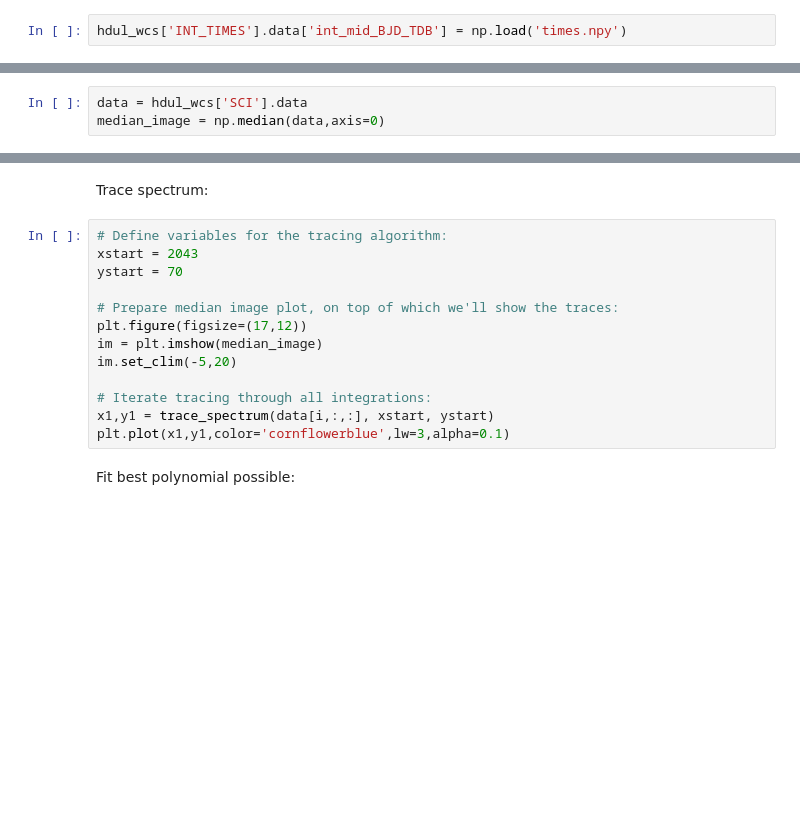
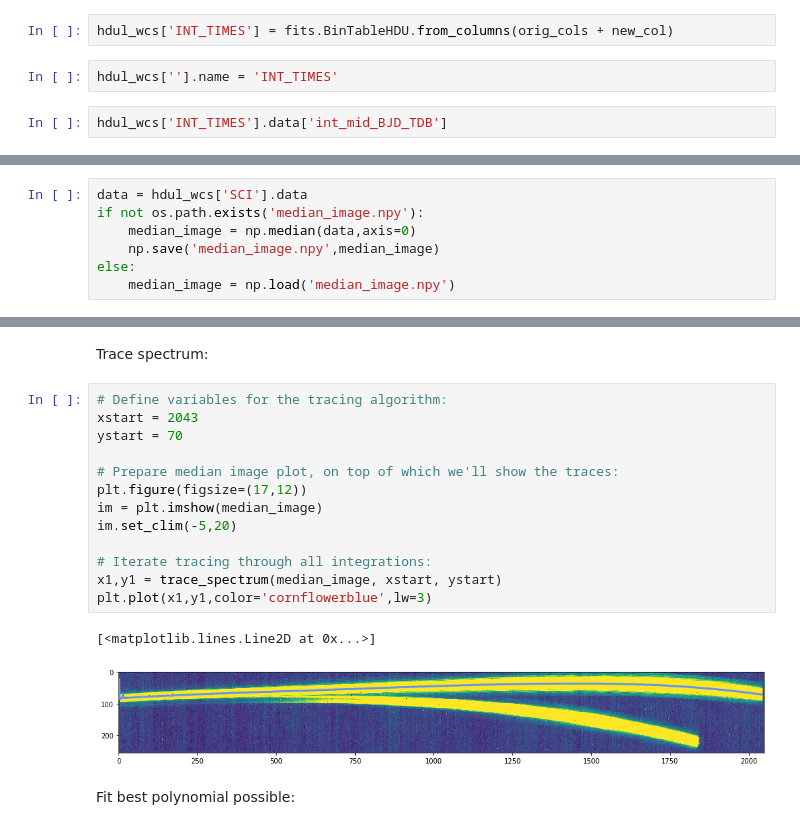
Before and after one commit to nespinoza/dat_pyinthesky, a Jupyter notebook: jdat_notebooks/soss-transit-spectroscopy/HAT-P-1b-PART2-calibration.ipynb, the cells around one changed output, grey strips where cells are left out. Saved outputs shown, nothing was run; the diff lists cells and outputs as text; blank space fills up the shorter version.

```diff
--- a/jdat_notebooks/soss-transit-spectroscopy/HAT-P-1b-PART2-calibration.ipynb
+++ b/jdat_notebooks/soss-transit-spectroscopy/HAT-P-1b-PART2-calibration.ipynb
@@ -226,2 +248,6 @@ Add time-stamps to these products:
+# %%
+hdul_wcs['INT_TIMES'] = fits.BinTableHDU.from_columns(orig_cols + new_col)
+# %%
+hdul_wcs[''].name = 'INT_TIMES'
 # %%
-hdul_wcs['INT_TIMES'].data['int_mid_BJD_TDB'] = np.load('times.npy')
+hdul_wcs['INT_TIMES'].data['int_mid_BJD_TDB']
@@ -231,7 +264,11 @@ hdul_wcs['INT_TIMES'].data['int_mid_BJD_TDB'] = np.load('times.npy')
 Now add transit spectrum to these calibrated data at the pixel/detector level. To this end, first find trace of the median image:
 # %%
 data = hdul_wcs['SCI'].data
-median_image = np.median(data,axis=0)
+if not os.path.exists('median_image.npy'):
+    median_image = np.median(data,axis=0)
+    np.save('median_image.npy',median_image)
+else:
+    median_image = np.load('median_image.npy')
 # %%
 from scipy.ndimage import gaussian_filter1d
 def trace_spectrum(image, xstart, ystart, profile_radius = 20, gauss_filter_width = 10, xend = None):
@@ -282,16 +319,19 @@ Trace spectrum:
 # %%
 # Define variables for the tracing algorithm:
 xstart = 2043
 ystart = 70
 
 # Prepare median image plot, on top of which we'll show the traces:
 plt.figure(figsize=(17,12))
 im = plt.imshow(median_image)
 im.set_clim(-5,20)
 
 # Iterate tracing through all integrations:
-x1,y1 = trace_spectrum(data[i,:,:], xstart, ystart)
-plt.plot(x1,y1,color='cornflowerblue',lw=3,alpha=0.1)
+x1,y1 = trace_spectrum(median_image, xstart, ystart)
+plt.plot(x1,y1,color='cornflowerblue',lw=3)
+# %% [output]
+[<matplotlib.lines.Line2D at 0x...>]
+[figure, added]
 # %% [markdown]
 Fit best polynomial possible:
 # %%
```
Also changed, not shown: parts of 26 cells of this notebook.
